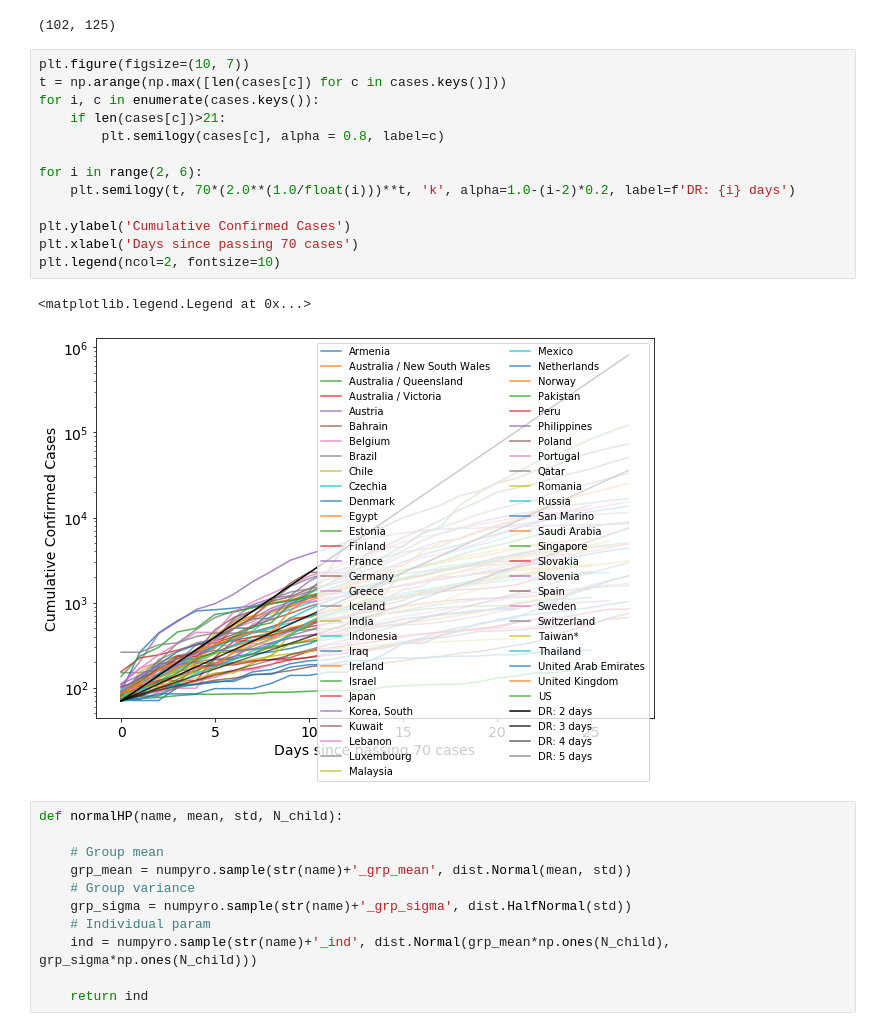
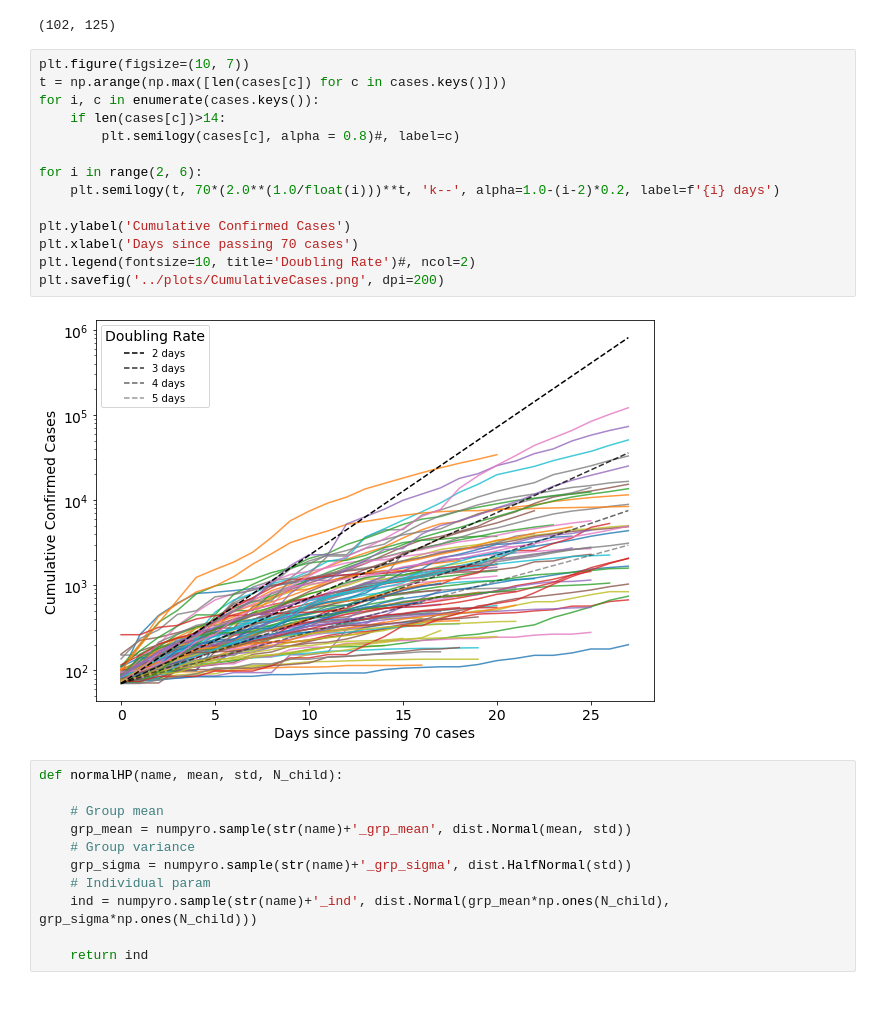
Before and after one commit to chrisfinlay/covid19, a Jupyter notebook: notebooks/2.1 Exponential Bayesian Hierarchical Model (BHM) Confirmed only.ipynb, the cells around one changed output. Saved outputs shown, nothing was run; the diff lists cells and outputs as text; blank space fills up the shorter version.

Commit message:
Notebooks, data and plots updated .

```diff
--- a/notebooks/2.1 Exponential Bayesian Hierarchical Model (BHM) Confirmed only.ipynb
+++ b/notebooks/2.1 Exponential Bayesian Hierarchical Model (BHM) Confirmed only.ipynb
@@ -76,19 +59,19 @@ len(cases), len(c_df)
 # %%
 plt.figure(figsize=(10, 7))
 t = np.arange(np.max([len(cases[c]) for c in cases.keys()]))
 for i, c in enumerate(cases.keys()):
-    if len(cases[c])>21:
-        plt.semilogy(cases[c], alpha = 0.8, label=c)
+    if len(cases[c])>14:
+        plt.semilogy(cases[c], alpha = 0.8)#, label=c)
 
 for i in range(2, 6):
-    plt.semilogy(t, 70*(2.0**(1.0/float(i)))**t, 'k', alpha=1.0-(i-2)*0.2, label=f'DR: {i} days')
+    plt.semilogy(t, 70*(2.0**(1.0/float(i)))**t, 'k--', alpha=1.0-(i-2)*0.2, label=f'{i} days')
 
 plt.ylabel('Cumulative Confirmed Cases')
 plt.xlabel('Days since passing 70 cases')
-plt.legend(ncol=2, fontsize=10)
+plt.legend(fontsize=10, title='Doubling Rate')#, ncol=2)
+plt.savefig('../plots/CumulativeCases.png', dpi=200)
 # %% [output]
-<matplotlib.legend.Legend at 0x...>
-[figure, old version]
+[figure, new version]
 # %%
 def normalHP(name, mean, std, N_child):
 
```
Also changed, not shown: parts of 13 cells of this notebook, 16 other files.
